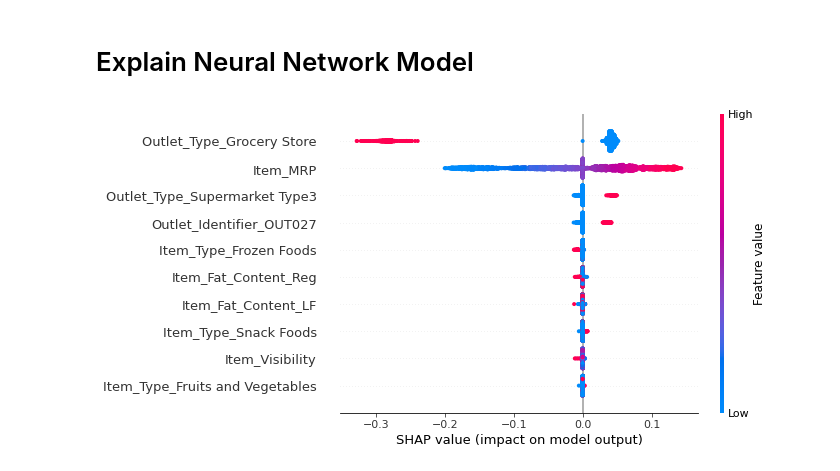
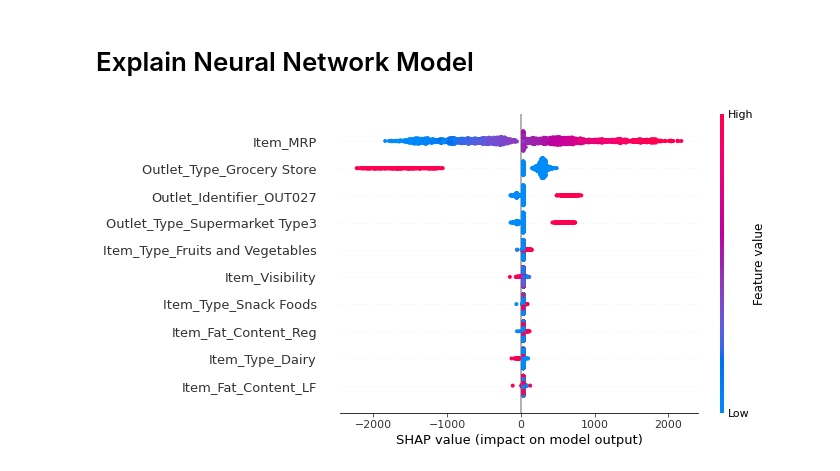
Before and after one commit to Sebastian1981/Sales_Prediction, a Jupyter notebook: notebooks/poc.ipynb, the cells around one changed output. Saved outputs shown, nothing was run; the diff lists cells and outputs as text; code cells hidden in the pictures.

```diff
--- a/notebooks/poc.ipynb
+++ b/notebooks/poc.ipynb
@@ -180,8 +180,8 @@ plt.show()
 
 ***
 # %%
-# first, let log the target column
-train_data['Item_Outlet_Sales'] = utils.my_log_fun(train_data['Item_Outlet_Sales'])
+## first, let log the target column
+#train_data['Item_Outlet_Sales'] = utils.my_log_fun(train_data['Item_Outlet_Sales'])
 # second, lets log the 'Item_Visibility' column
 train_data['Item_Visibility'] = utils.my_log_fun(train_data['Item_Visibility'])
 # %%
@@ -189,9 +189,9 @@ train_data['Item_Visibility'] = utils.my_log_fun(train_data['Item_Visibility'])
 feature_scaler = MinMaxScaler()
 train_data[numerical_features] = feature_scaler.fit_transform(train_data[numerical_features])
 
-# scale target
-target_scaler = MinMaxScaler()
-train_data['Item_Outlet_Sales'] = target_scaler.fit_transform(train_data['Item_Outlet_Sales'].values.reshape(-1, 1))
+## scale target
+#target_scaler = MinMaxScaler()
+#train_data['Item_Outlet_Sales'] = target_scaler.fit_transform(train_data['Item_Outlet_Sales'].values.reshape(-1, 1))
 # %% [markdown]
 # Exploratory Data Analysis and Data Preprocessing
 ## Categorical Features
@@ -471,0 +478,5 @@ treemodel = search.best_estimator_
+# %%
+# scale target
+target_scaler = MinMaxScaler() # use a linear scaler otherwise we get problems with shaply values!
+y_train_trans = target_scaler.fit_transform(y_train.values.reshape(-1, 1))
+plt.hist(y_train_trans)
@@ -474,13 +491,13 @@ treemodel = search.best_estimator_
 nnreg = MLPRegressor(random_state=123, max_iter=500)
 # define parameter grid to search through
 param_grid = {'hidden_layer_sizes': [(100), (50), (10), (100,50), (50,25), (20,10)],
-              'activation': ['logistic', 'tanh', 'relu'],
               'solver': ['sgd', 'adam'],
-              'alpha': [0.0001, 0.001, 0.01, 0.1]}
+              'alpha': [0.0001, 0.1]}
 # init grid search and cross val params
 search = GridSearchCV(nnreg, param_grid, cv=5, n_jobs=-1)
 # fit the data
-search.fit(X_train, y_train)
+#search.fit(X_train, y_train) # takes considerably longer and is not more accurate!
+search.fit(X_train, y_train_trans) # takes considerably longer and is not more accurate!
 # show results
 print('The best parameters are: ', search.best_params_)
 print('The mean cross-validated score is: ', round(search.best_score_,2))
@@ -550,7 +563,11 @@ shap.force_plot(explainer.expected_value[0], shap_values[0])
 # Explain Neural Network Model
 # %%
 explainer = shap.KernelExplainer(nnmodel.predict, shap.sample(X_test, 50))
+# inverse transform the expected value
+explainer.expected_value = target_scaler.inverse_transform(np.array(explainer.expected_value).reshape(1,-1))[0][0]
 shap_values = explainer.shap_values(X_test, nsamples=50)
+# inverse transform the shap values
+shap_values = target_scaler.inverse_transform(shap_values)
 shap.summary_plot(shap_values, X_test, feature_names=feature_names)
 # %% [output]
-[figure, old version]
+[figure, new version]
```
Also changed, not shown: parts of 20 cells of this notebook.
